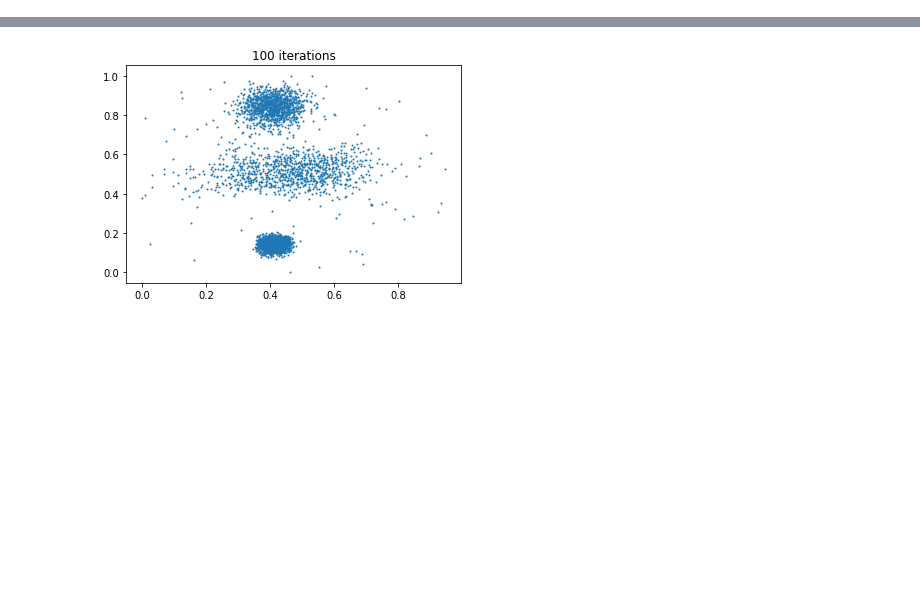
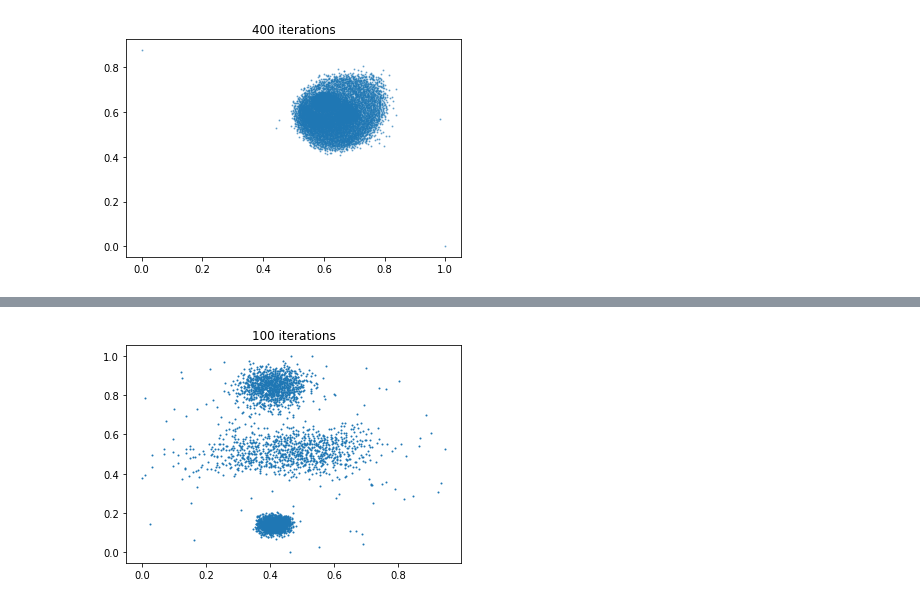
Before and after one commit to DomNelson/wf_coalescent, a Jupyter notebook: scripts/jupyter/IBD_plot_FR_graph.ipynb, the cells around one changed output, grey strips where cells are left out. Drawn from its saved outputs; the diff is of its cells as text; code cells hidden in the pictures; blank space fills up the shorter version.

Commit message:
Update plotting scripts and notebooks

```diff
--- a/scripts/jupyter/IBD_plot_FR_graph.ipynb
+++ b/scripts/jupyter/IBD_plot_FR_graph.ipynb
@@ -8,4 +1,13 @@ import matplotlib.pyplot as plt
 # %%
+import sys, os
+import numpy as np
+import pandas as pd
+import scipy.sparse
+import networkx as nx
+from tqdm import tqdm
+import matplotlib.pyplot as plt
+
+
 class IBDtoGDF:
     def __init__(self, ibd_file=None, ibd_array=None):
         assert not (ibd_file and ibd_array)
@@ -30,7 +32,7 @@ class IBDtoGDF:
     def get_pairwise_total_length(self, maxrows=None):
         self.total_ibd_array = scipy.sparse.lil_matrix((self.ninds + 1, self.ninds + 1))
 
-        for i, row in self.ibd_df.iterrows():
+        for i, row in tqdm(self.ibd_df.iterrows()):
             ind1, ind2 = sorted([int(row.ind1), int(row.ind2)])
             self.total_ibd_array[ind1, ind2] += row.len
             if maxrows is not None and i > maxrows:
@@ -48,9 +50,10 @@ class IBDtoGDF:
 
         self.graph_params = {'k': k, 'iterations': iterations}
         pos = nx.spring_layout(G, k=k, iterations=iterations)
+        self.pos_keys = list(pos.keys())
         self.pos = np.vstack(list(pos.values()))
 
-    def plot_graph(self, **plot_args):
+    def plot_graph(self, outfile=None, **plot_args):
         if self.pos is None:
             raise ValueError("Must run 'build_graph' before plotting!")
 
@@ -60,14 +63,23 @@ class IBDtoGDF:
 
         plt.scatter(self.pos[:, 0], self.pos[:, 1], **p_args)
         plt.title(str(self.graph_params['iterations']) + ' iterations')
+
+        if outfile:
+            plt.savefig(os.path.expanduser(outfile))
+
         plt.show()
 # %%
-ibd_file = os.path.expanduser(
-    '~/project/wf_coalescent/results/IBD/' +\
-    'Ne500_samples250/2019-09-17_12-51-45_Ne500_samplesize250_maxtime5_modelDTWF_ibd.npz')
+# ibd_file = os.path.expanduser(
+#     '~/project/wf_coalescent/results/IBD/' +\
+#     'Ne500_samples250/2019-09-17_12-51-45_Ne500_samplesize250_maxtime5_modelDTWF_ibd.npz')
 
-ibd_file = '/Users/dnelson/project/wf_coalescent/results/IBD/ooa/2019-09-23_20-16-18_dtwf_ibd.npz'
+# ibd_file = '/Users/dnelson/project/wf_coalescent/results/IBD/ooa/2019-09-23_20-16-18_dtwf_ibd.npz'
+ibd_file = '/Users/dnelson/project/wf_coalescent/results/IBD/genizon_IBD.npz'
 
 I = IBDtoGDF(ibd_file=ibd_file)
 I.get_pairwise_total_length(maxrows=None)
-I.build_graph(iterations=100)
+# %%
+I.build_graph(iterations=400, k=0.5)
+I.plot_graph(alpha=0.5, outfile='/Users/dnelson/project/wf_coalescent/results/IBD/genizon_IBD_fr_plot.png')
+# %% [output]
+[figure, added]
```
Also changed, not shown: parts of 6 cells of this notebook, 4 other files.
